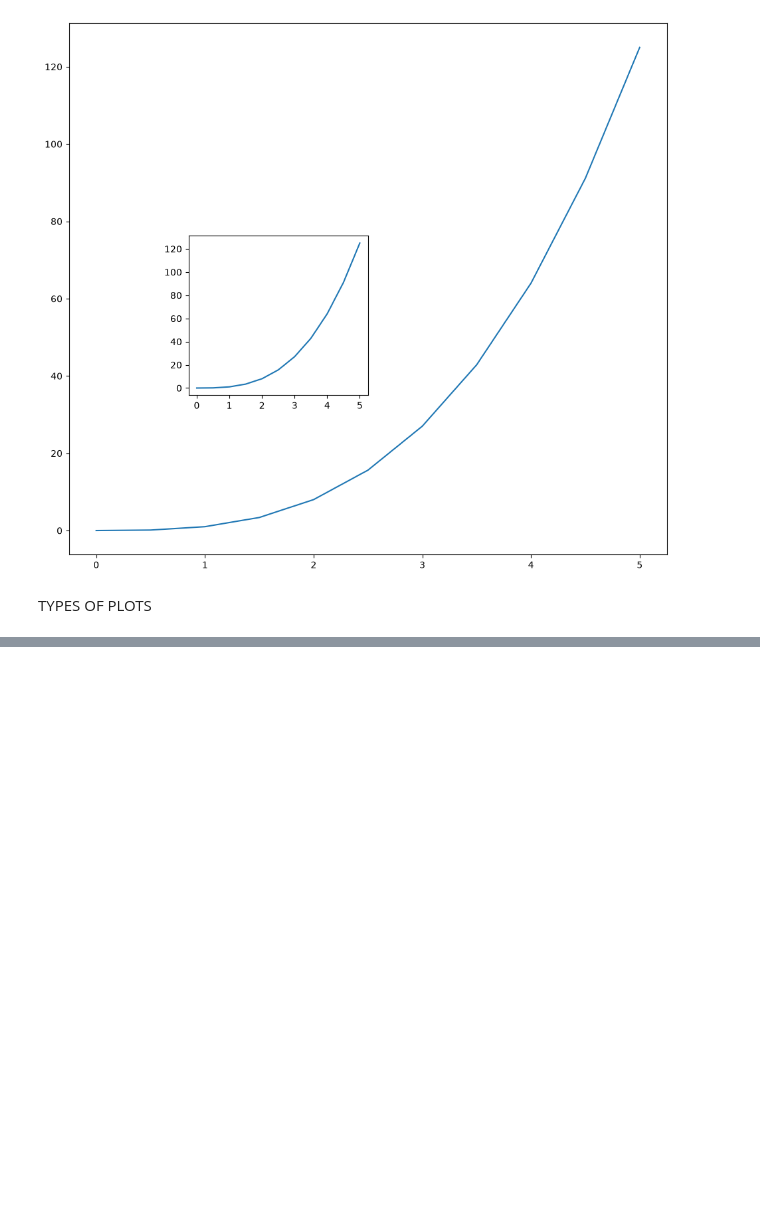
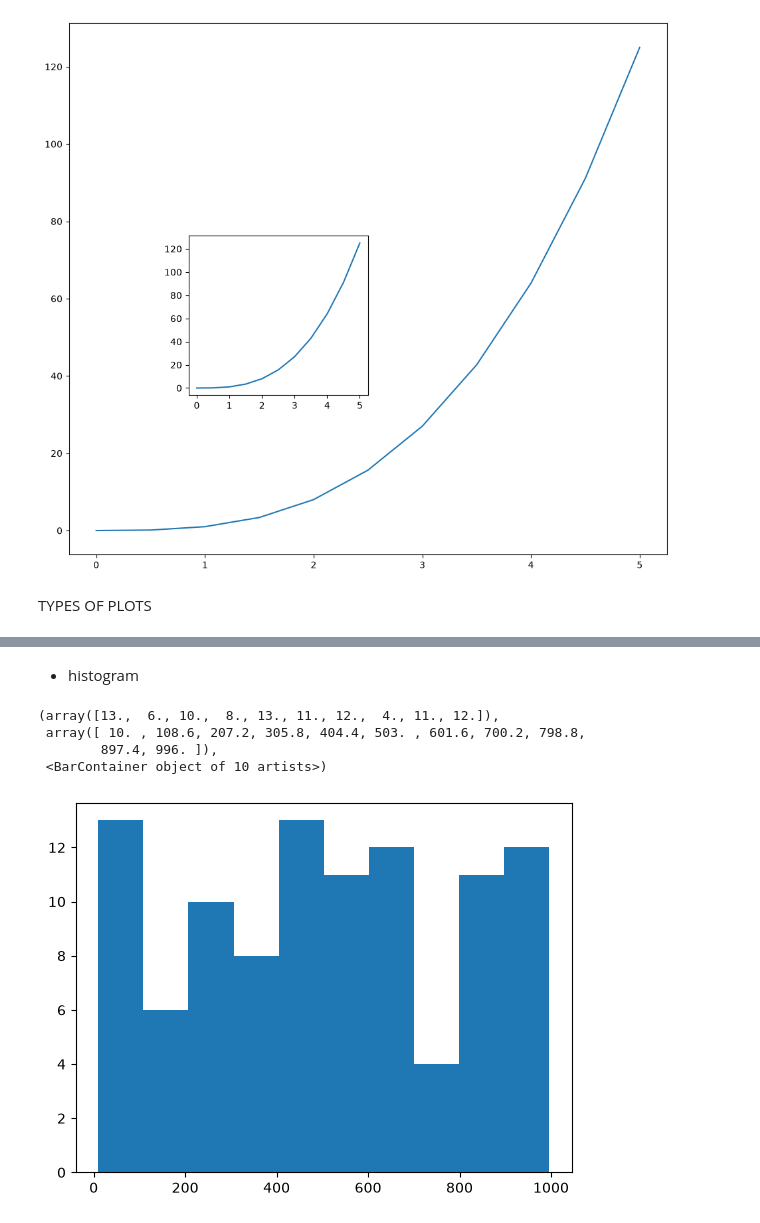
Before and after one commit to AarushiSavla/data-visualization, a Jupyter notebook: matplotlib.ipynb, the cells around one changed output, grey strips where cells are left out. Drawn from its saved outputs; the diff is of its cells as text; code cells hidden in the pictures; blank space fills up the shorter version.

```diff
--- a/matplotlib.ipynb
+++ b/matplotlib.ipynb
@@ -80,0 +88,15 @@ TYPES OF PLOTS
+# %% [markdown]
+ - histogram
+# %%
+# import sample
+from random import sample
+#sample data
+data = sample(range(1,1000),100)
+# plot histogram
+plt.hist(data)
+# %% [output]
+(array([13.,  6., 10.,  8., 13., 11., 12.,  4., 11., 12.]),
+ array([ 10. , 108.6, 207.2, 305.8, 404.4, 503. , 601.6, 700.2, 798.8,
+        897.4, 996. ]),
+ <BarContainer object of 10 artists>)
+[figure, added]
```
Also changed, not shown: parts of 5 cells of this notebook.
